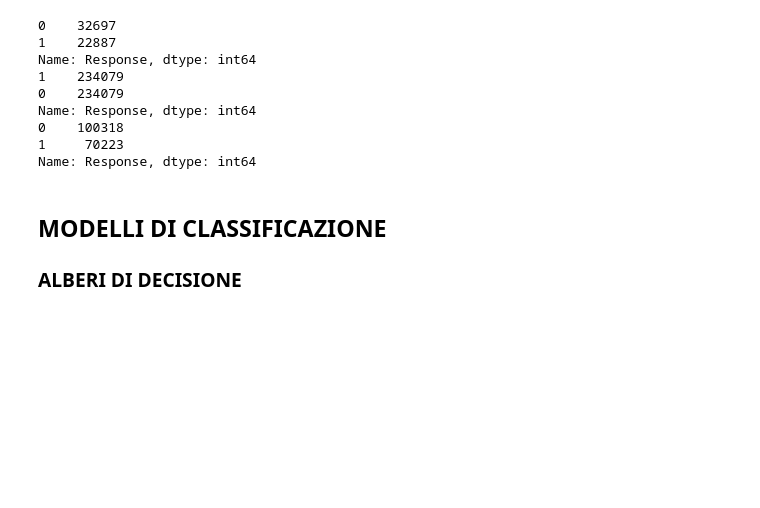
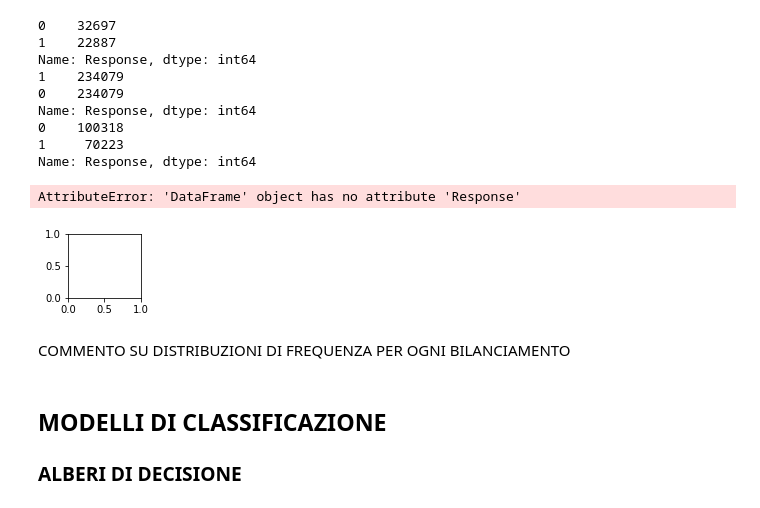
Before and after one commit to Plachido/insurance, a Jupyter notebook: Python/insurance.ipynb, the cells around one changed output. Cells and saved outputs as stored; diff of their text form; code cells hidden in the pictures; blank space fills up the shorter version.

```diff
--- a/Python/insurance.ipynb
+++ b/Python/insurance.ipynb
@@ -381,6 +387,54 @@ Name: Response, dtype: int64
 0    100318
 1     70223
 Name: Response, dtype: int64
+# %%
+#X_1 = X_train.assign(y_train=pd.Series(np.random.randn(sLength)).values)
+i = 0
+for df in (X_train, X_train_under, X_train_over, X_train_mix):
+    i +=1
+    plt.subplot(3,4,i)
+    x1 = df.loc[df.Response == 1, 'Age']
+    x2 = df.loc[df.Response == 0, 'Age']
+    plt.hist(x2, color='#F8766D', label='0', alpha=0.4, bins=30,
+             weights=np.zeros_like(x2) + 1. / x2.size)
+    plt.hist(x1, color='#00BA38', label='1', alpha=0.4, bins=30,
+             weights=np.zeros_like(x1) + 1. / x1.size)
+    plt.gca().set(title='Frequency histogram of "Age"', ylabel='Frequency')
+    plt.xlim(0, 90)
+    plt.legend()
+    plt.show()
+    #DISTRIBUZIONE SU "VINTAGE"
+    i+=1
+    plt.subplot(3,4,i)
+    x1 = df.loc[df.Response == 1, 'Vintage']
+    x2 = df.loc[df.Response == 0, 'Vintage']
+    plt.hist(x2, color='#F8766D', label='0', alpha=0.4, bins=30,
+             weights=np.zeros_like(x2) + 1. / x2.size)
+    plt.hist(x1, color='#00BA38', label='1', alpha=0.4, bins=30,
+             weights=np.zeros_like(x1) + 1. / x1.size)
+    plt.gca().set(title='Frequency histogram of "Vintage"', ylabel='Frequency')
+    plt.xlim(0, 310)
+    plt.legend();
+    plt.show()
+    #DISTRIBUZIONE SU "ANNUAL_PREMIUM"
+    i+=1
+    plt.subplot(3,4,i)
+    kwargs = dict(alpha=0.4, bins=100)
+    x1 = df.loc[df.Response == 1, 'Annual_Premium']
+    x2 = df.loc[df.Response == 0, 'Annual_Premium']
+    plt.hist(x2, color='#F8766D', label='0', alpha=0.4, bins=100,
+             weights=np.zeros_like(x2) + 1. / x2.size)
+    plt.hist(x1, color='#00BA38', label='1', alpha=0.4, bins=100,
+             weights=np.zeros_like(x1) + 1. / x1.size)
+    plt.gca().set(title='Frequency histogram of "Annual Premium"', ylabel='Frequency')
+    plt.xlim(0, 120000)
+    plt.legend()
+    plt.show()
+# %% [output]
+AttributeError: 'DataFrame' object has no attribute 'Response'
+[figure, added]
+# %% [markdown]
+COMMENTO SU DISTRIBUZIONI DI FREQUENZA PER OGNI BILANCIAMENTO
 # %% [markdown]
 ## MODELLI DI CLASSIFICAZIONE
 
```
Also changed, not shown: parts of 13 cells of this notebook, 56 other files.
